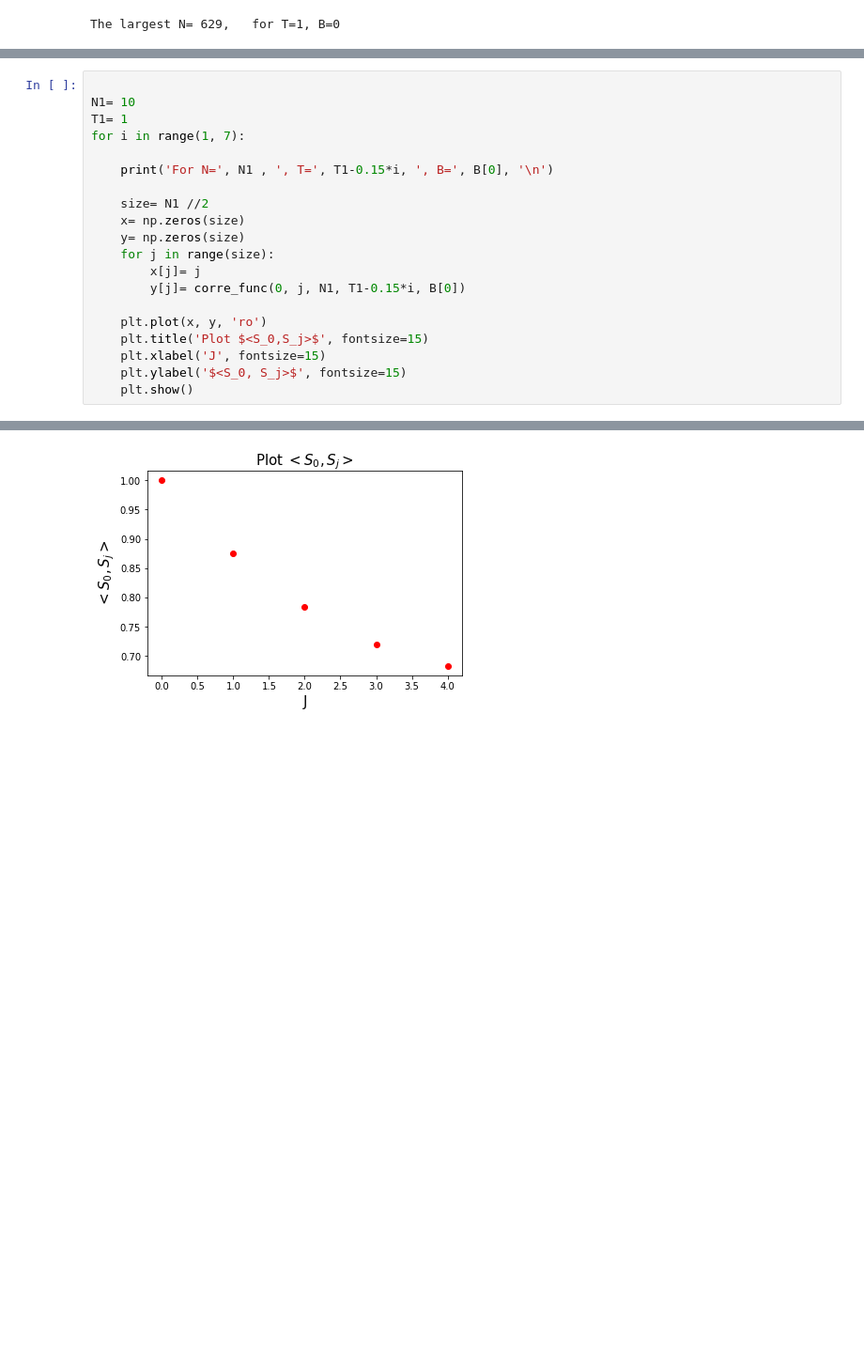
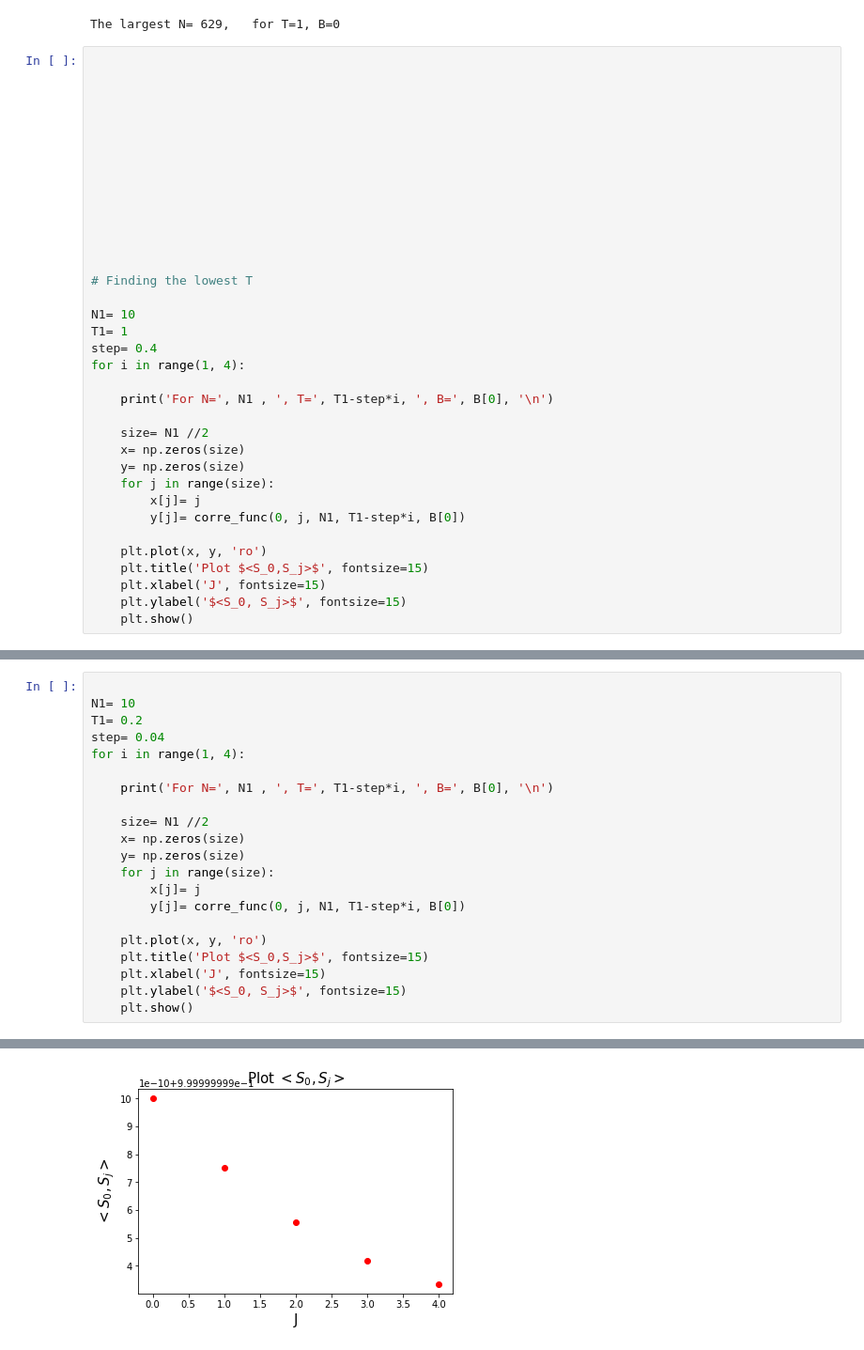
Before and after one commit to NTHU-Phys-Qubit/hw2-acnhwang, a Jupyter notebook: Problem-1.ipynb, the cells around one changed output, grey strips where cells are left out. Shown: that part at 94% size. Drawn from its saved outputs; the diff is of its cells as text; blank space fills up the shorter version.

```diff
--- a/Problem-1.ipynb
+++ b/Problem-1.ipynb
@@ -224,3 +224,38 @@ For N= 629 , T= 1 , B= 0
 print('The largest N= 629,   for T=1, B=0')
 # %% [output]
 The largest N= 629,   for T=1, B=0
+# %%
+
+
+
+
+
+
+
+
+
+
+
+
+
+# Finding the lowest T
+
+N1= 10
+T1= 1
+step= 0.4
+for i in range(1, 4):
+
+    print('For N=', N1 , ', T=', T1-step*i, ', B=', B[0], '\n')
+
+    size= N1 //2
+    x= np.zeros(size)
+    y= np.zeros(size)
+    for j in range(size):
+        x[j]= j
+        y[j]= corre_func(0, j, N1, T1-step*i, B[0])
+
+    plt.plot(x, y, 'ro')
+    plt.title('Plot $<S_0,S_j>$', fontsize=15)
+    plt.xlabel('J', fontsize=15)
+    plt.ylabel('$<S_0, S_j>$', fontsize=15)
+    plt.show()
@@ -227,17 +269,18 @@ The largest N= 629,   for T=1, B=0
 # %%
 
 N1= 10
-T1= 1
-for i in range(1, 7):
+T1= 0.2
+step= 0.04
+for i in range(1, 4):
 
-    print('For N=', N1 , ', T=', T1-0.15*i, ', B=', B[0], '\n')
+    print('For N=', N1 , ', T=', T1-step*i, ', B=', B[0], '\n')
 
     size= N1 //2
     x= np.zeros(size)
     y= np.zeros(size)
     for j in range(size):
         x[j]= j
-        y[j]= corre_func(0, j, N1, T1-0.15*i, B[0])
+        y[j]= corre_func(0, j, N1, T1-step*i, B[0])
 
     plt.plot(x, y, 'ro')
     plt.title('Plot $<S_0,S_j>$', fontsize=15)
@@ -249 +292 @@ For N= 10 , T= 0.85 , B= 0
-[figure, old version]
+[figure, new version]
```
Also changed, not shown: parts of 10 cells of this notebook.
